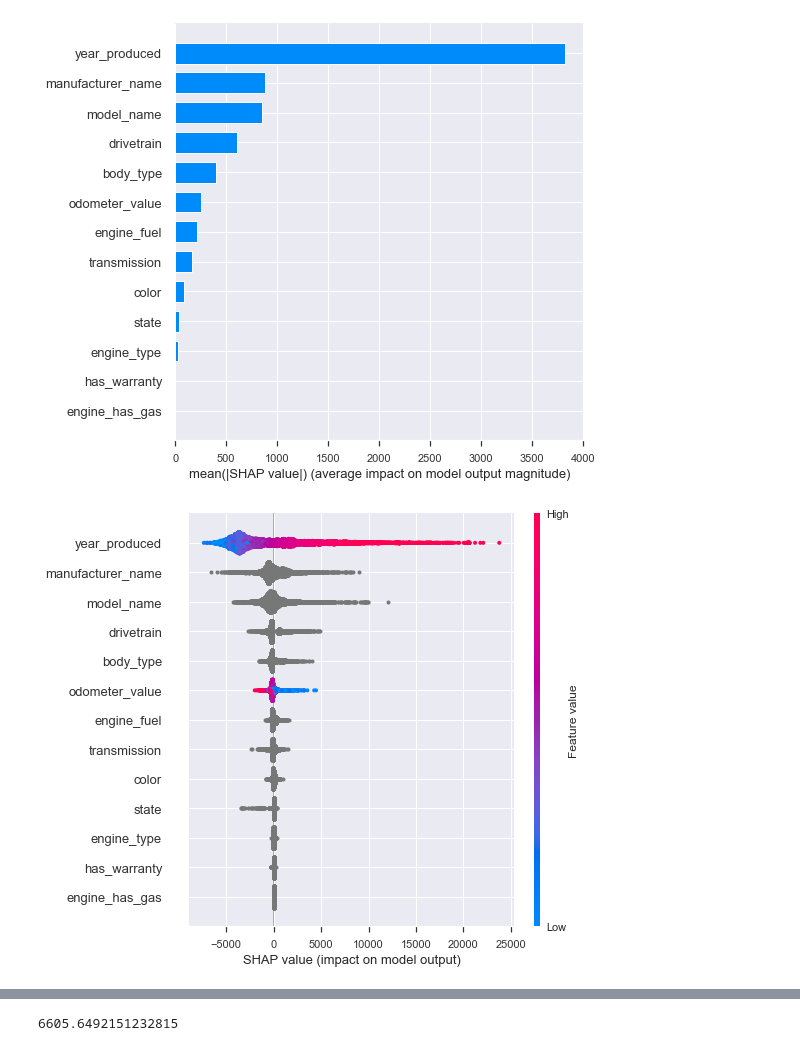
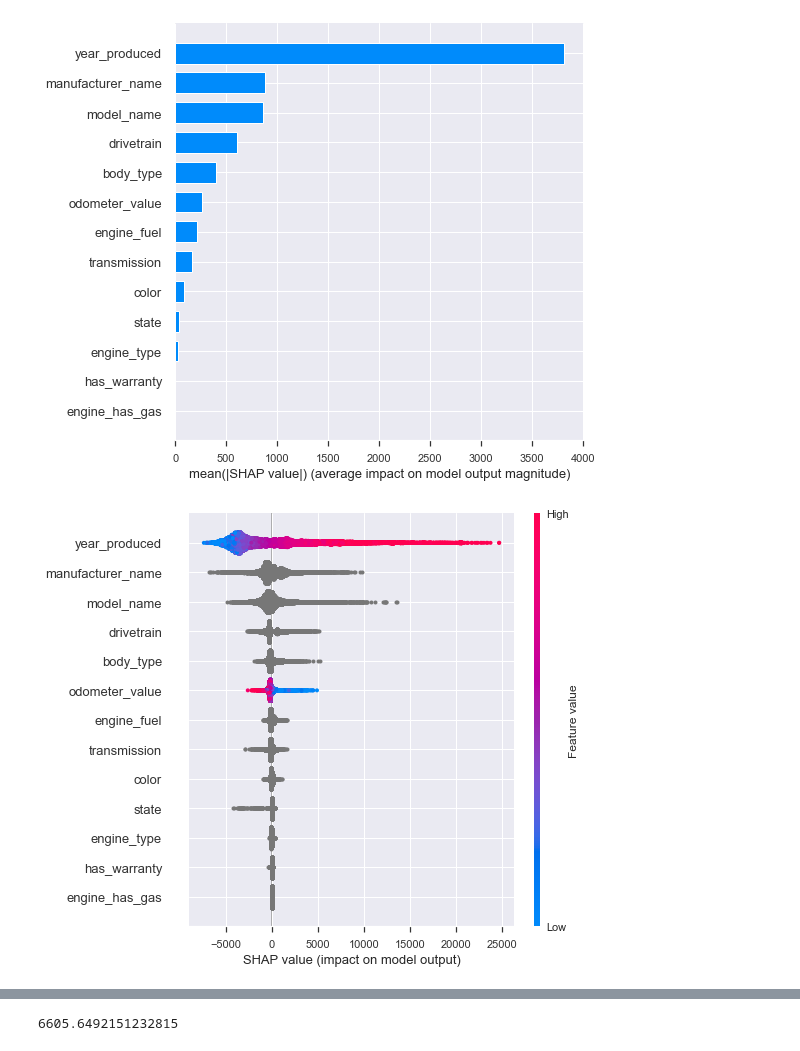
Before and after one commit to billykal/streamlit, a Jupyter notebook: cars_project.ipynb, the cells around one changed output, grey strips where cells are left out. Drawn from its saved outputs; the diff is of its cells as text; code cells hidden in the pictures.

```diff
--- a/cars_project.ipynb
+++ b/cars_project.ipynb
@@ -758,5 +758,5 @@ sns.barplot(y=feat_imp['feature'], x=feat_imp['importance'])
 explainer = shap.TreeExplainer(lgbm_cv)
 
 # Calculate SHAP values based on X_train data (SHAP values are in USD, the same units as the target variable)
-shap_values = explainer.shap_values(X_test)
+shap_values = explainer.shap_values(X)
 # %%
@@ -773,24 +773,24 @@ shap.summary_plot(shap_values, X_train, plot_type="bar")
 # %% [output]
 [figure]
 # %%
-shap.summary_plot(shap_values, X_test)
+shap.summary_plot(shap_values, X)
 
 # This works only for numerical features like year and odometer value:
 # -> Red means high values of a feature (e.g. year=2020), while blue means small values (e.g. 1950).
 # -> Distance from axis means magnitude of impact of this feature (how impactful/powerful is),
 # depending on high/small values.
 # -> Side of axis is related to direction of prediction. When the feature values are on the right side,
 # the predicted value is higher. When on the left side, the predicted value is smaller.
 
 # We see that regarding year, high (red) values (meaning recent years) have a higher impact on the
 # model output (far away from 0) and drive the price upwards (on the right of 0 axis, on the positive side).
 # However, blue values (meaning years ago) don't have that much of an impact (not far from 0) and,
 # intuitively, are related to smaller prices (on the left, on the negative).
 
 # On the other hand, high (red) odometer values (meaning more KMs) have a lot smaller impact on
 # model output (not so far away from 0) and decrease the price (on the left of 0 axis, on the negative side).
 
 # These results are also in accordance to the correlation plots, so they are verified.
 # %% [output]
-[figure, old version]
+[figure, new version]
 # %%
```
Also changed, not shown: parts of 11 cells of this notebook, 4 other files.
